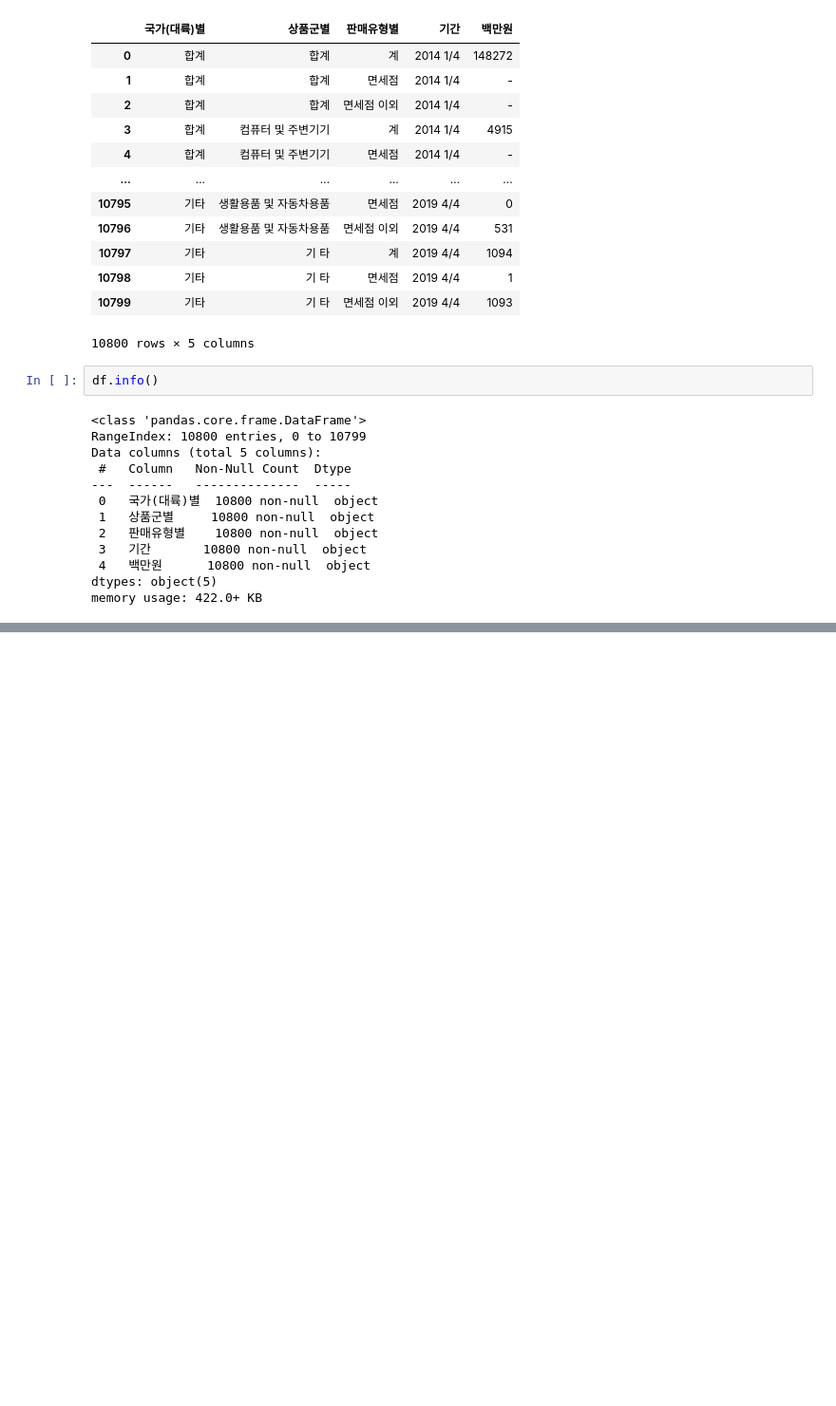
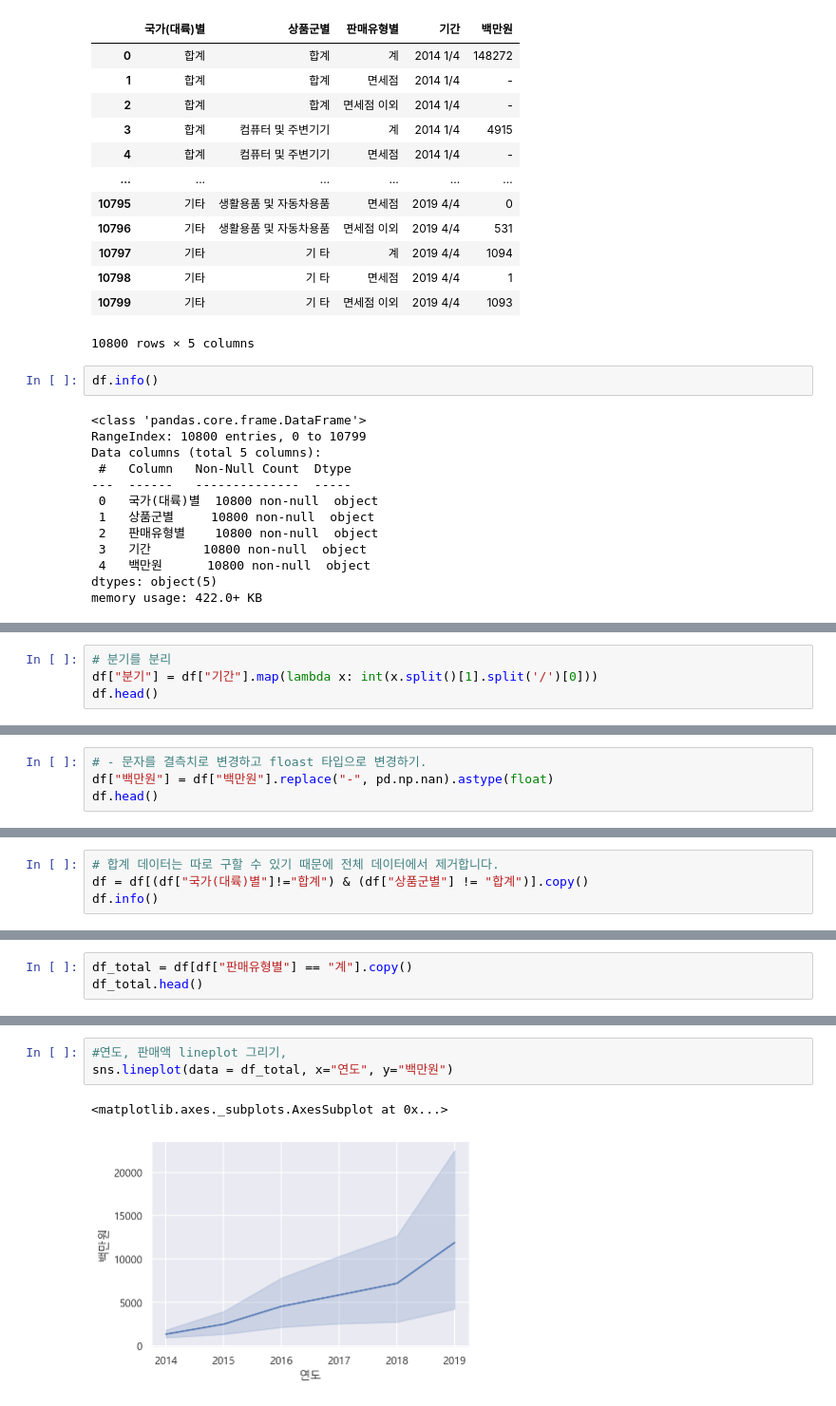
Before and after one commit to Gyu-Seok0/Career, a Jupyter notebook: 파이썬으로 시작하는 데이터 사이언스/5. K-Beauty 온라인 판매분석.ipynb, the cells around one changed output, grey strips where cells are left out. Shown at 95% size. Saved outputs shown, nothing was run; the diff lists cells and outputs as text; blank space fills up the shorter version.

```diff
--- a/파이썬으로 시작하는 데이터 사이언스/5. K-Beauty 온라인 판매분석.ipynb
+++ b/파이썬으로 시작하는 데이터 사이언스/5. K-Beauty 온라인 판매분석.ipynb
@@ -120,0 +139,4 @@ memory usage: 422.0+ KB
+# %%
+# 분기를 분리
+df["분기"] = df["기간"].map(lambda x: int(x.split()[1].split('/')[0]))
+df.head()
@@ -120,0 +152,4 @@ memory usage: 422.0+ KB
+# %%
+# - 문자를 결측치로 변경하고 floast 타입으로 변경하기.
+df["백만원"] = df["백만원"].replace("-", pd.np.nan).astype(float)
+df.head()
@@ -120,0 +165,4 @@ memory usage: 422.0+ KB
+# %%
+# 합계 데이터는 따로 구할 수 있기 때문에 전체 데이터에서 제거합니다.
+df = df[(df["국가(대륙)별"]!="합계") & (df["상품군별"] != "합계")].copy()
+df.info()
@@ -120,0 +200,3 @@ memory usage: 422.0+ KB
+# %%
+df_total = df[df["판매유형별"] == "계"].copy()
+df_total.head()
@@ -120,0 +210,6 @@ memory usage: 422.0+ KB
+# %%
+#연도, 판매액 lineplot 그리기,
+sns.lineplot(data = df_total, x="연도", y="백만원")
+# %% [output]
+<matplotlib.axes._subplots.AxesSubplot at 0x...>
+[figure, added]
```
Also changed, not shown: parts of 26 cells of this notebook, 3 other files.
